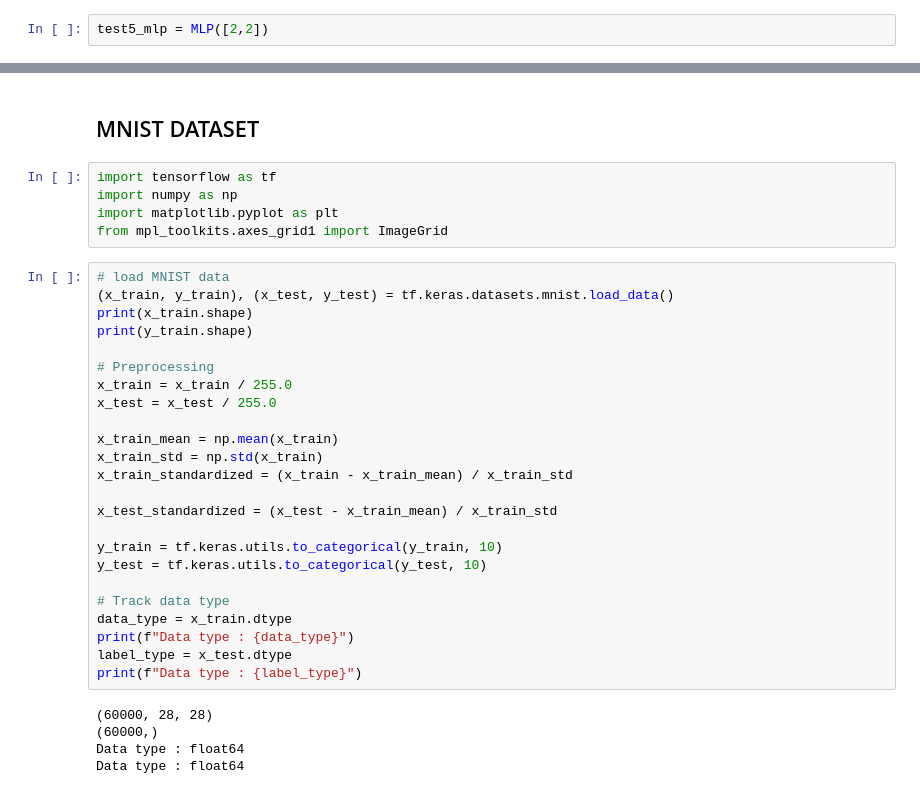
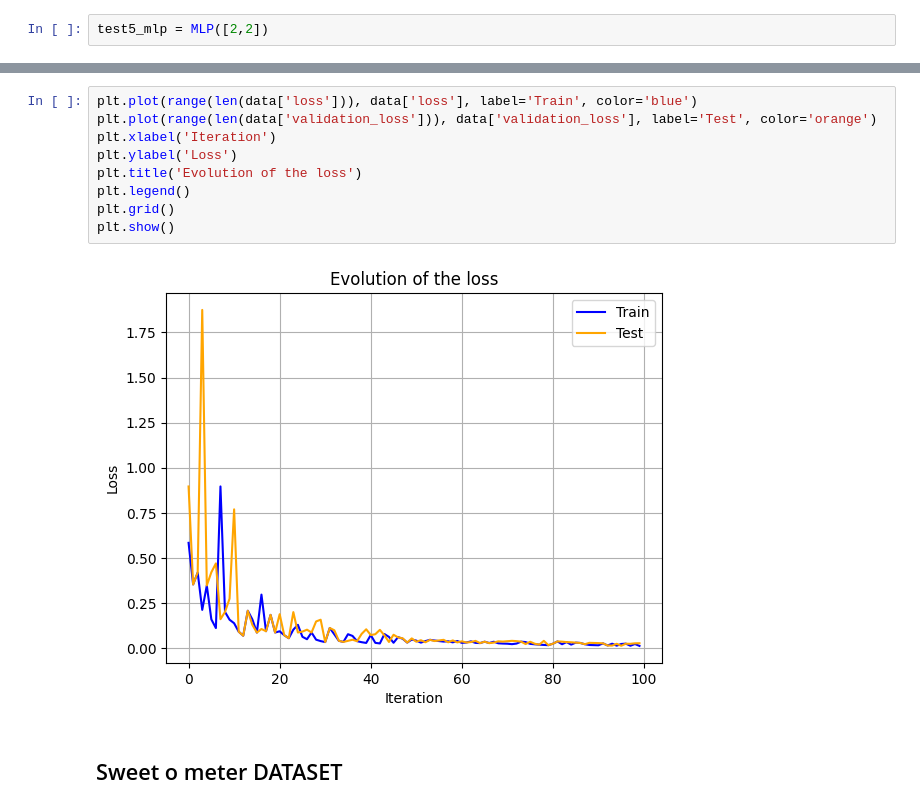
Before and after one commit to WalsonK/sweet-o-meter, a Jupyter notebook: API/Notebook/library_notebook.ipynb, the cells around one changed output, grey strips where cells are left out. Cells and saved outputs as stored; diff of their text form.

Commit message:
✨ Library Notebook for train model

```diff
--- a/API/Notebook/library_notebook.ipynb
+++ b/API/Notebook/library_notebook.ipynb
@@ -185,36 +185,13 @@ plt.show()
+# %%
+plt.plot(range(len(data['loss'])), data['loss'], label='Train', color='blue')
+plt.plot(range(len(data['validation_loss'])), data['validation_loss'], label='Test', color='orange')
+plt.xlabel('Iteration')
+plt.ylabel('Loss')
+plt.title('Evolution of the loss')
+plt.legend()
+plt.grid()
+plt.show()
+# %% [output]
+[figure, added]
 # %% [markdown]
-## MNIST DATASET
+## Sweet o meter DATASET
-# %%
-import tensorflow as tf
-import numpy as np
-import matplotlib.pyplot as plt
-from mpl_toolkits.axes_grid1 import ImageGrid
-# %%
-# load MNIST data
-(x_train, y_train), (x_test, y_test) = tf.keras.datasets.mnist.load_data()
-print(x_train.shape)
-print(y_train.shape)
-
-# Preprocessing
-x_train = x_train / 255.0
-x_test = x_test / 255.0
-
-x_train_mean = np.mean(x_train)
-x_train_std = np.std(x_train)
-x_train_standardized = (x_train - x_train_mean) / x_train_std
-
-x_test_standardized = (x_test - x_train_mean) / x_train_std
-
-y_train = tf.keras.utils.to_categorical(y_train, 10)
-y_test = tf.keras.utils.to_categorical(y_test, 10)
-
-# Track data type
-data_type = x_train.dtype
-print(f"Data type : {data_type}")
-label_type = x_test.dtype
-print(f"Data type : {label_type}")
-# %% [output]
-(60000, 28, 28)
-(60000,)
-Data type : float64
-Data type : float64
```
Also changed, not shown: parts of 21 cells of this notebook.
